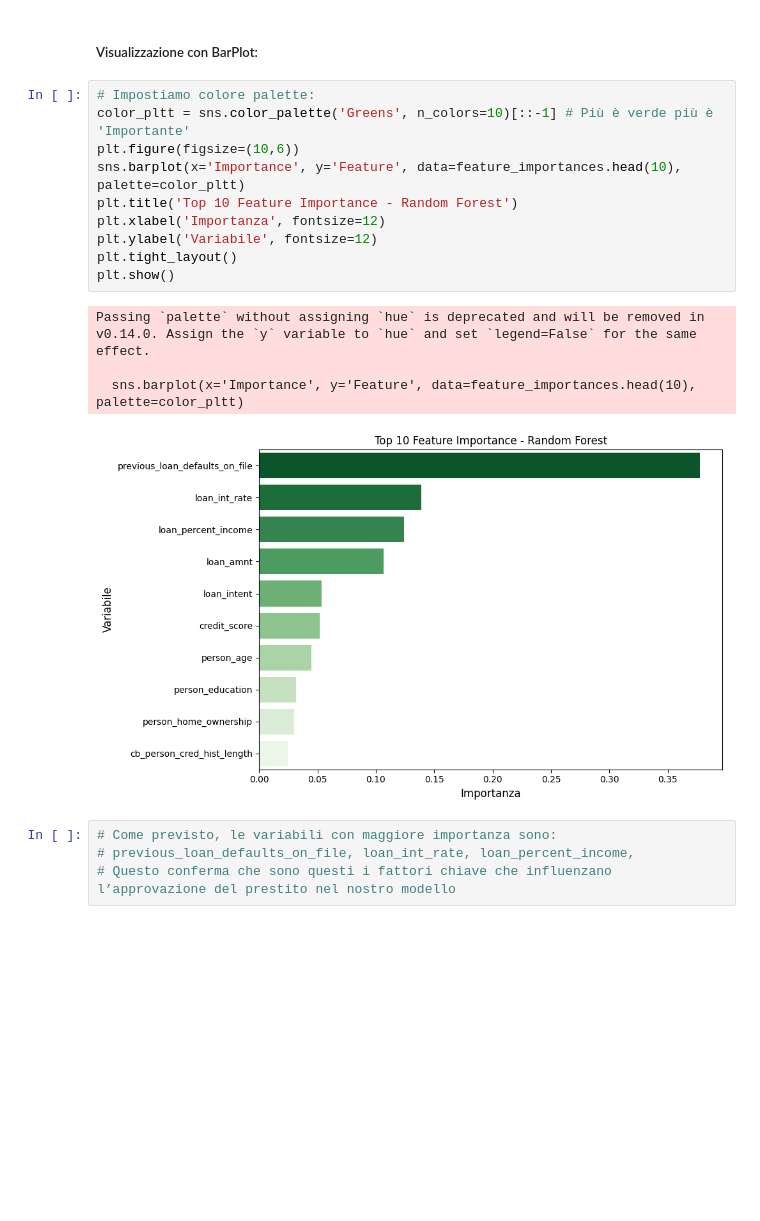
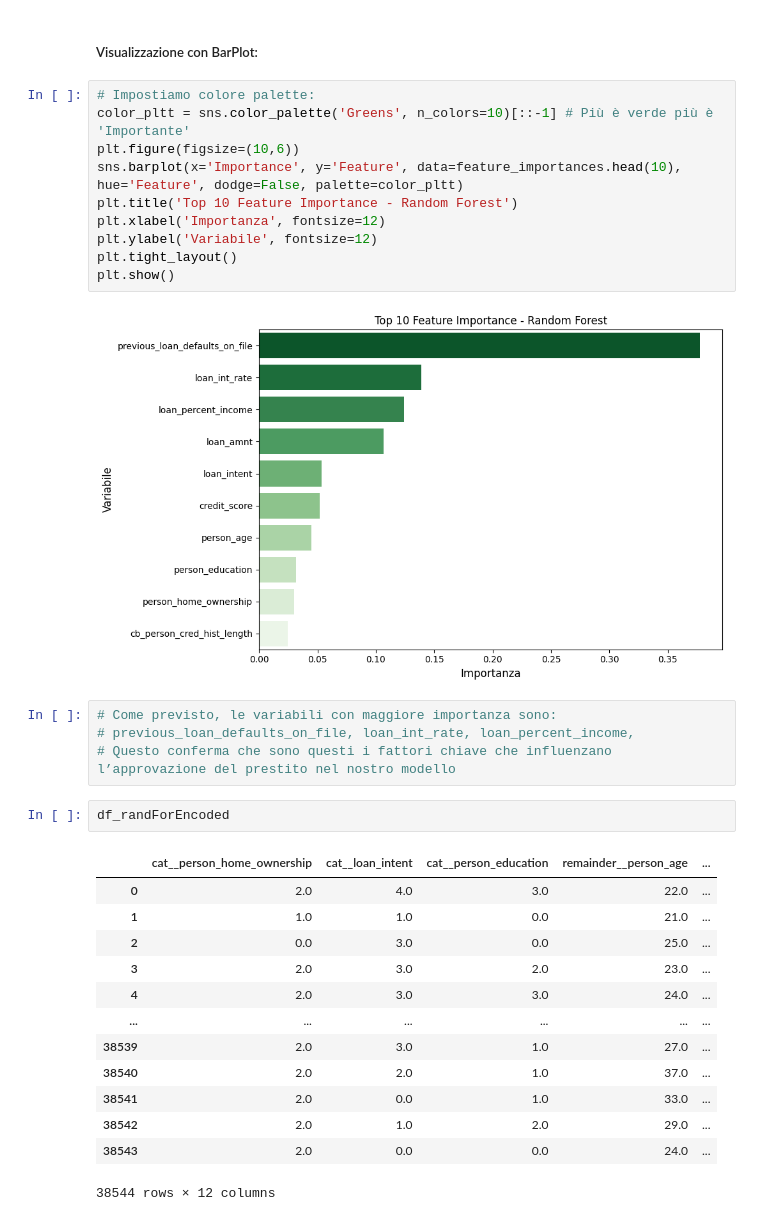
Before and after one commit to FrancescaCola/CustomerScoring, a Jupyter notebook: RandomForest.ipynb, the cells around one changed output. Drawn from its saved outputs; the diff is of its cells as text; blank space fills up the shorter version.

```diff
--- a/RandomForest.ipynb
+++ b/RandomForest.ipynb
@@ -220,18 +244,31 @@ print(feature_importances.head(10))
 # Impostiamo colore palette:
 color_pltt = sns.color_palette('Greens', n_colors=10)[::-1] # Più è verde più è 'Importante'
 plt.figure(figsize=(10,6))
-sns.barplot(x='Importance', y='Feature', data=feature_importances.head(10), palette=color_pltt)
+sns.barplot(x='Importance', y='Feature', data=feature_importances.head(10), hue='Feature', dodge=False, palette=color_pltt)
 plt.title('Top 10 Feature Importance - Random Forest')
 plt.xlabel('Importanza', fontsize=12)
 plt.ylabel('Variabile', fontsize=12)
 plt.tight_layout()
 plt.show()
 # %% [output]
-Passing `palette` without assigning `hue` is deprecated and will be removed in v0.14.0. Assign the `y` variable to `hue` and set `legend=False` for the same effect.
-
-  sns.barplot(x='Importance', y='Feature', data=feature_importances.head(10), palette=color_pltt)
 [figure]
 # %%
 # Come previsto, le variabili con maggiore importanza sono:
 # previous_loan_defaults_on_file, loan_int_rate, loan_percent_income,
 # Questo conferma che sono questi i fattori chiave che influenzano l’approvazione del prestito nel nostro modello
+# %%
+df_randForEncoded
+# %% [output]
+|  | cat__person_home_ownership | cat__loan_intent | cat__person_education | remainder__person_age | ... |
+| 0 | 2.0 | 4.0 | 3.0 | 22.0 | ... |
+| 1 | 1.0 | 1.0 | 0.0 | 21.0 | ... |
+| 2 | 0.0 | 3.0 | 0.0 | 25.0 | ... |
+| 3 | 2.0 | 3.0 | 2.0 | 23.0 | ... |
+| 4 | 2.0 | 3.0 | 3.0 | 24.0 | ... |
+| ... | ... | ... | ... | ... | ... |
+| 38539 | 2.0 | 3.0 | 1.0 | 27.0 | ... |
+| 38540 | 2.0 | 2.0 | 1.0 | 37.0 | ... |
+| 38541 | 2.0 | 0.0 | 1.0 | 33.0 | ... |
+| 38542 | 2.0 | 1.0 | 2.0 | 29.0 | ... |
+| 38543 | 2.0 | 0.0 | 0.0 | 24.0 | ... |
+38544 rows × 12 columns
```
Also changed, not shown: parts of 14 cells of this notebook, 1 other file.
